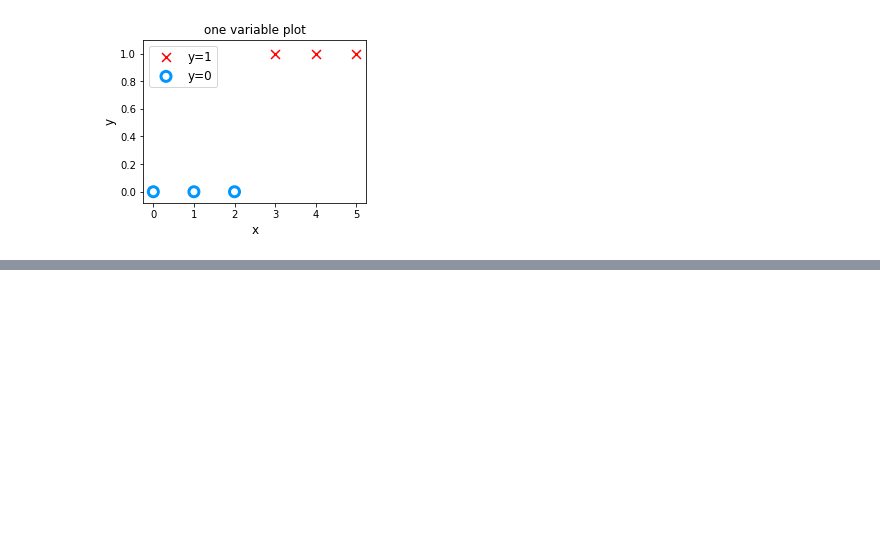
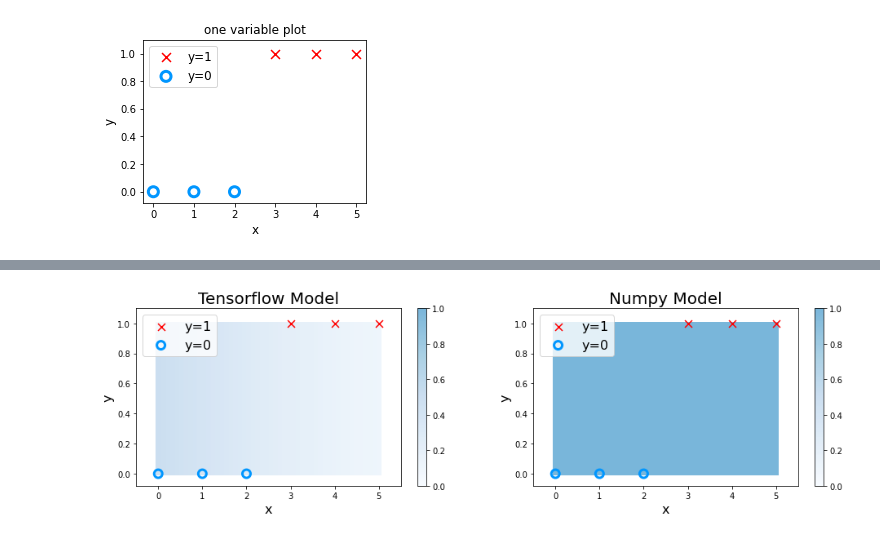
Before and after one commit to nerjok/jupyter-labs, a Jupyter notebook: neurons.ipynb, the cells around one changed output, grey strips where cells are left out. Cells and saved outputs as stored; diff of their text form; code cells hidden in the pictures; blank space fills up the shorter version.

```diff
--- a/neurons.ipynb
+++ b/neurons.ipynb
@@ -141 +147,4 @@ print(a1)
 [[0.5]]
+# %%
+plt_logistic(X_train, Y_train, model, set_w, set_b, pos, neg)
+# %% [output]
@@ -141,0 +168 @@ print(a1)
+[figure, added]
```
Also changed, not shown: parts of 6 cells of this notebook, 4 other files.
